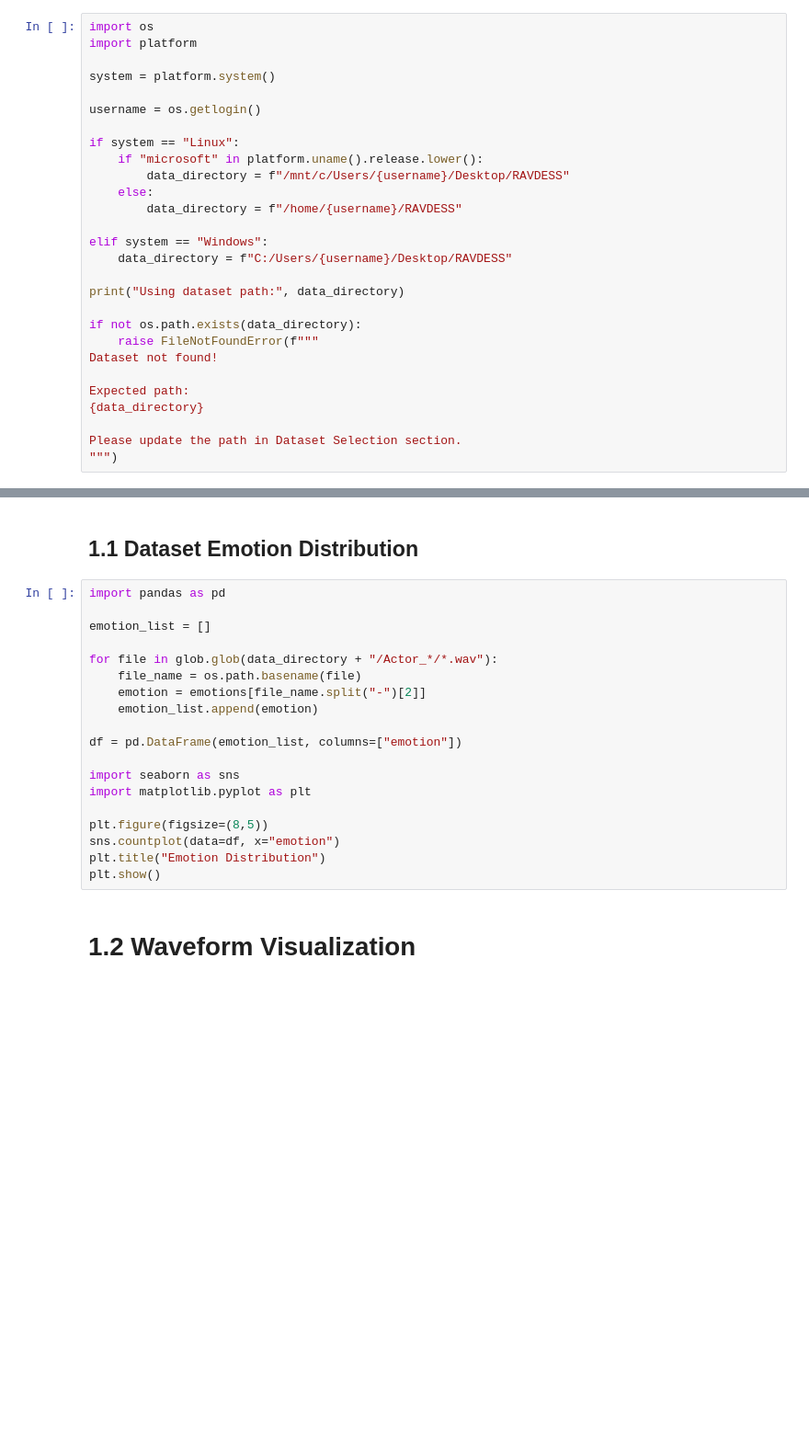
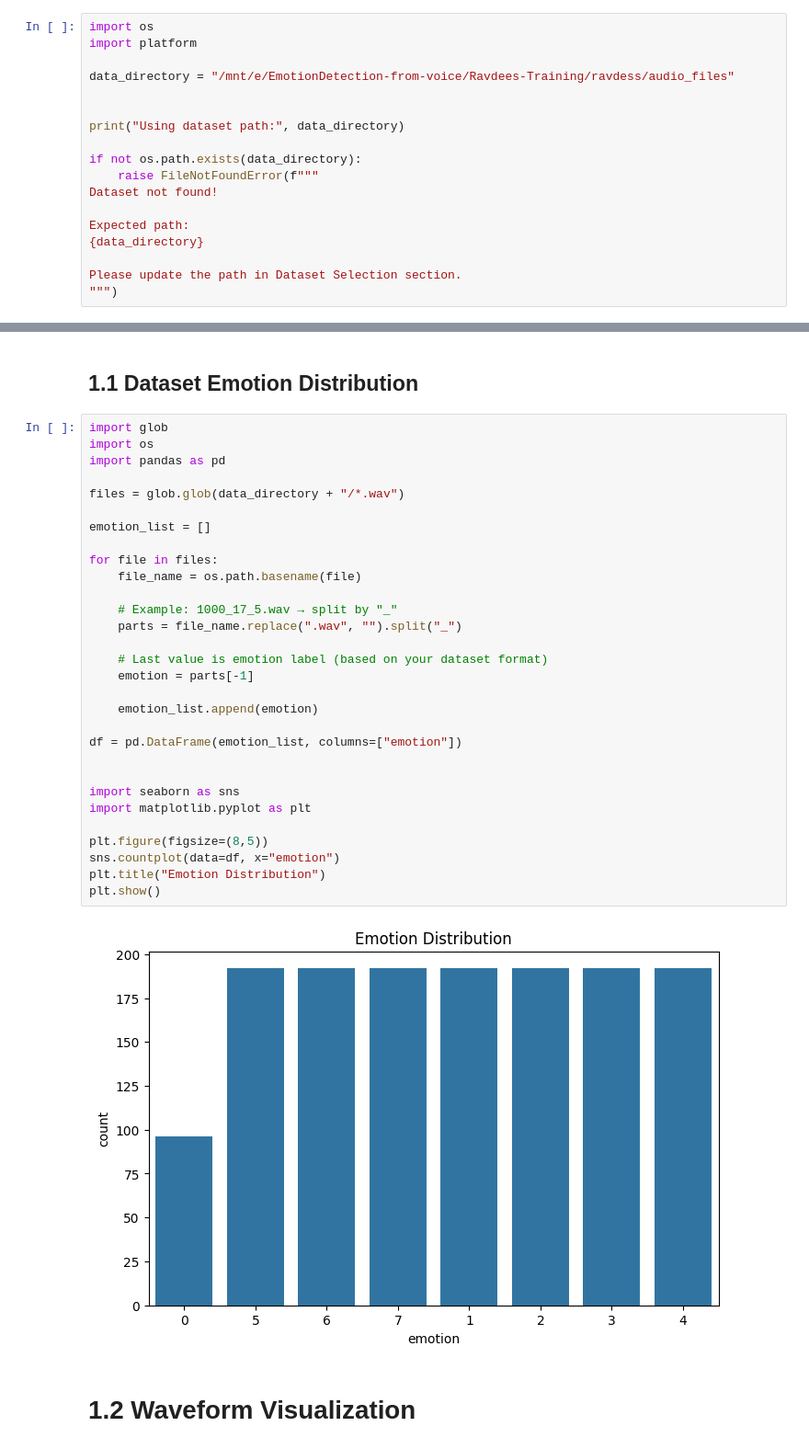
Before and after one commit to anshukumar2932/EmotionDetection-from-voice, a Jupyter notebook: Ravdees-Training/cnn.ipynb, the cells around one changed output, grey strips where cells are left out. Shown at 92% size. Drawn from its saved outputs; the diff is of its cells as text; blank space fills up the shorter version.

```diff
--- a/Ravdees-Training/cnn.ipynb
+++ b/Ravdees-Training/cnn.ipynb
@@ -31,18 +36,8 @@ import soundfile as sf
 import os
 import platform
 
-system = platform.system()
+data_directory = "/mnt/e/EmotionDetection-from-voice/Ravdees-Training/ravdess/audio_files"
 
-username = os.getlogin()
-
-if system == "Linux":
-    if "microsoft" in platform.uname().release.lower():
-        data_directory = f"/mnt/c/Users/{username}/Desktop/RAVDESS"
-    else:
-        data_directory = f"/home/{username}/RAVDESS"
-
-elif system == "Windows":
-    data_directory = f"C:/Users/{username}/Desktop/RAVDESS"
 
 print("Using dataset path:", data_directory)
 
@@ -58,24 +66,37 @@ Please update the path in Dataset Selection section.
 # %% [markdown]
 ## 1.1 Dataset Emotion Distribution
 # %%
+import glob
+import os
 import pandas as pd
+
+files = glob.glob(data_directory + "/*.wav")
 
 emotion_list = []
 
-for file in glob.glob(data_directory + "/Actor_*/*.wav"):
+for file in files:
     file_name = os.path.basename(file)
-    emotion = emotions[file_name.split("-")[2]]
+
+    # Example: 1000_17_5.wav → split by "_"
+    parts = file_name.replace(".wav", "").split("_")
+
+    # Last value is emotion label (based on your dataset format)
+    emotion = parts[-1]
+
     emotion_list.append(emotion)
 
 df = pd.DataFrame(emotion_list, columns=["emotion"])
+
 
 import seaborn as sns
 import matplotlib.pyplot as plt
 
 plt.figure(figsize=(8,5))
 sns.countplot(data=df, x="emotion")
 plt.title("Emotion Distribution")
 plt.show()
+# %% [output]
+[figure, added]
 # %% [markdown]
 # 1.2 Waveform Visualization
 # %%
```
Also changed, not shown: parts of 23 cells of this notebook, 16 other files.
